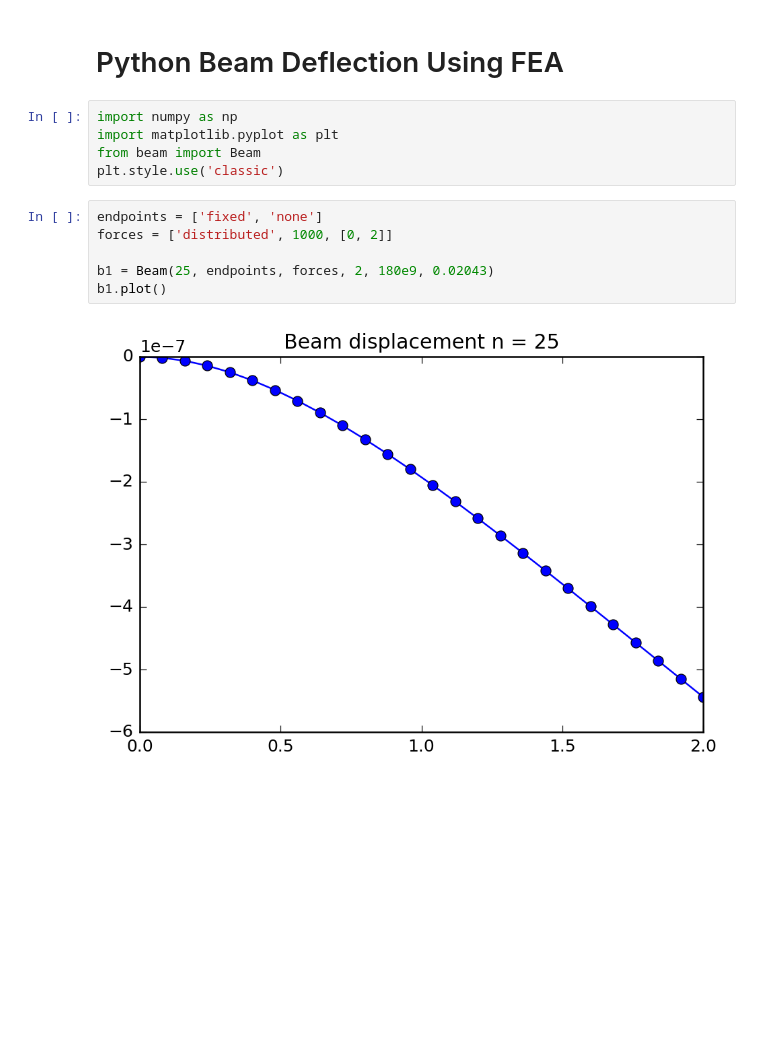
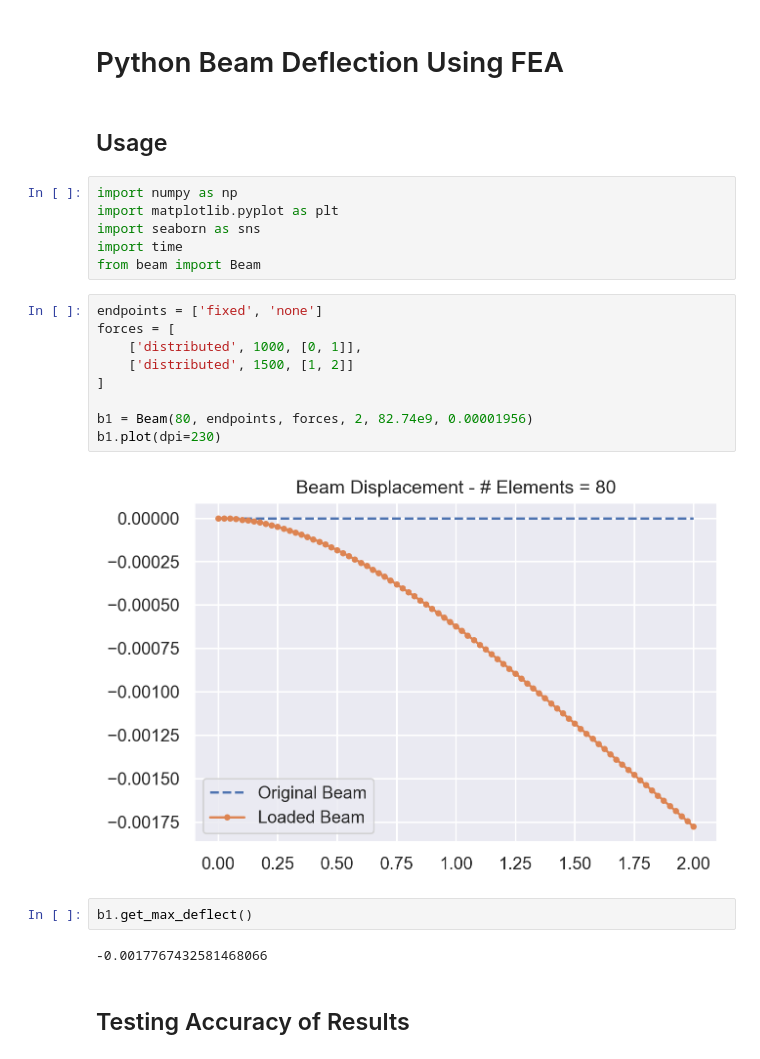
Before and after one commit to MichaszJ/python-beam-FEA, a Jupyter notebook: beam-deflection.ipynb, the cells around one changed output. Drawn from its saved outputs; the diff is of its cells as text; blank space fills up the shorter version.

```diff
--- a/beam-deflection.ipynb
+++ b/beam-deflection.ipynb
@@ -1,15 +1,27 @@
 # %% [markdown]
 # Python Beam Deflection Using FEA
+# %% [markdown]
+## Usage
 # %%
 import numpy as np
 import matplotlib.pyplot as plt
+import seaborn as sns
+import time
 from beam import Beam
-plt.style.use('classic')
 # %%
 endpoints = ['fixed', 'none']
-forces = ['distributed', 1000, [0, 2]]
+forces = [
+    ['distributed', 1000, [0, 1]],
+    ['distributed', 1500, [1, 2]]
+]
 
-b1 = Beam(25, endpoints, forces, 2, 180e9, 0.02043)
-b1.plot()
+b1 = Beam(80, endpoints, forces, 2, 82.74e9, 0.00001956)
+b1.plot(dpi=230)
 # %% [output]
-[figure, old version]
+[figure, new version]
+# %%
+b1.get_max_deflect()
+# %% [output]
+-0.0017767432581468066
+# %% [markdown]
+## Testing Accuracy of Results
```
Also changed, not shown: parts of 2 cells of this notebook, 1 other file.
